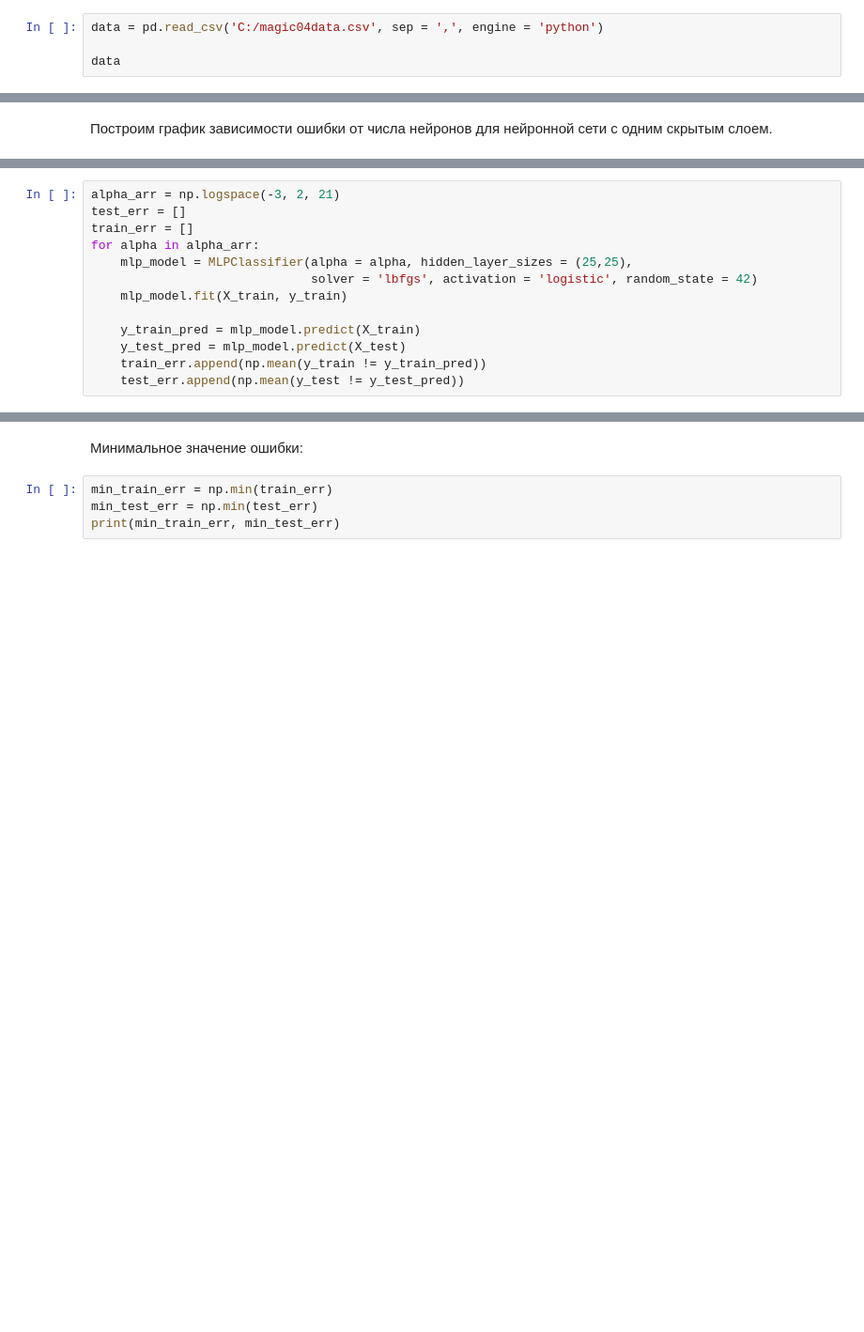
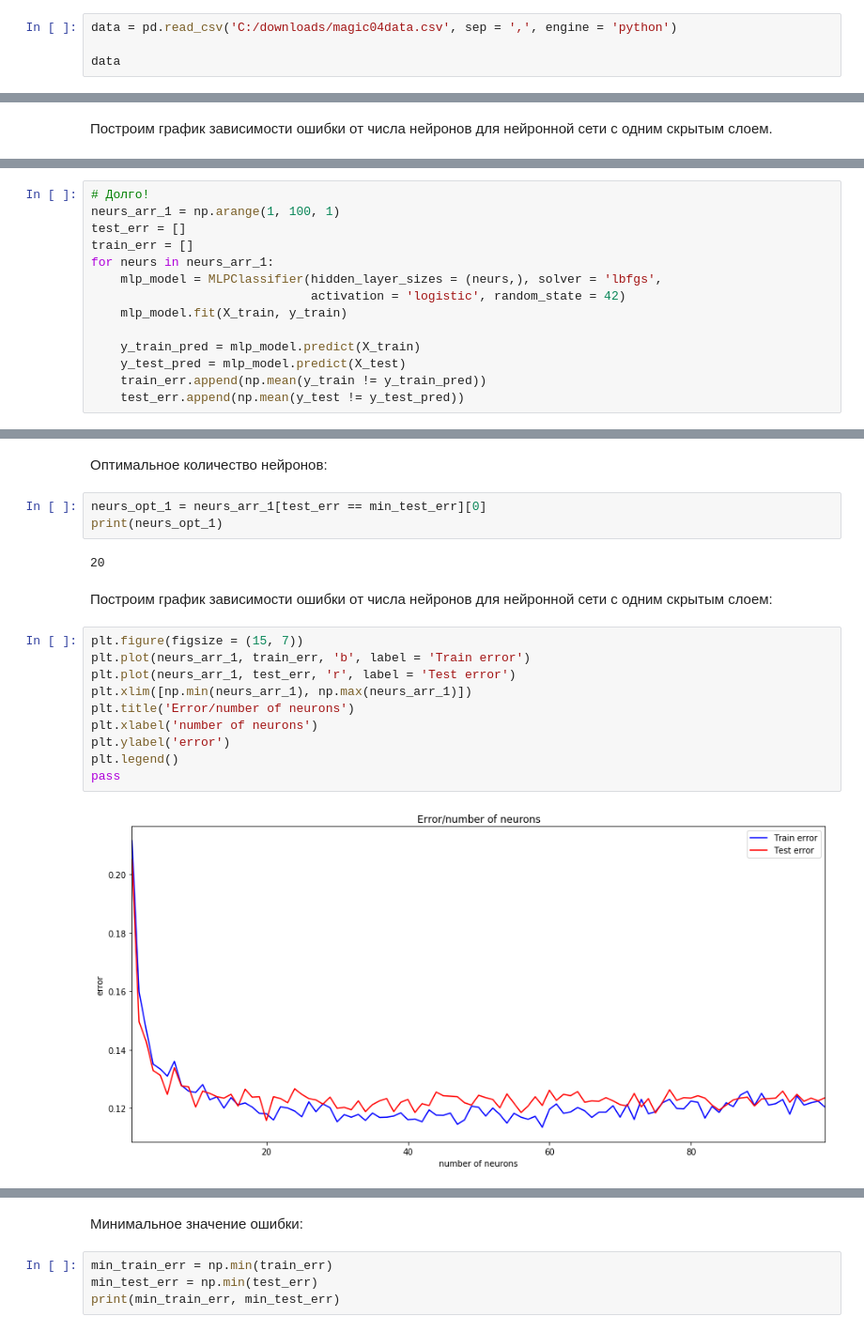
Before and after one commit to AntonChetverikov/anchet_ML_HW, a Jupyter notebook: Lab_ML_HW.ipynb, the cells around one changed output, grey strips where cells are left out. Shown at 94% size. Saved outputs shown, nothing was run; the diff lists cells and outputs as text; blank space fills up the shorter version.

```diff
--- a/Lab_ML_HW.ipynb
+++ b/Lab_ML_HW.ipynb
@@ -56,7 +60,7 @@ import pandas as pd
 # %% [markdown]
 Запись данных для анализа в переменную data, вывод данных:
 # %%
-data = pd.read_csv('C:/magic04data.csv', sep = ',', engine = 'python')
+data = pd.read_csv('C:/downloads/magic04data.csv', sep = ',', engine = 'python')
 
 data
 # %% [output]
@@ -786,13 +600,0 @@ pass
-# %%
-alpha_arr = np.logspace(-3, 2, 21)
-test_err = []
-train_err = []
-for alpha in alpha_arr:
-    mlp_model = MLPClassifier(alpha = alpha, hidden_layer_sizes = (25,25),
-                              solver = 'lbfgs', activation = 'logistic', random_state = 42)
-    mlp_model.fit(X_train, y_train)
-
-    y_train_pred = mlp_model.predict(X_train)
-    y_test_pred = mlp_model.predict(X_test)
-    train_err.append(np.mean(y_train != y_train_pred))
-    test_err.append(np.mean(y_test != y_test_pred))
@@ -809,0 +601,14 @@ pass
+# %%
+# Долго!
+neurs_arr_1 = np.arange(1, 100, 1)
+test_err = []
+train_err = []
+for neurs in neurs_arr_1:
+    mlp_model = MLPClassifier(hidden_layer_sizes = (neurs,), solver = 'lbfgs',
+                              activation = 'logistic', random_state = 42)
+    mlp_model.fit(X_train, y_train)
+
+    y_train_pred = mlp_model.predict(X_train)
+    y_test_pred = mlp_model.predict(X_test)
+    train_err.append(np.mean(y_train != y_train_pred))
+    test_err.append(np.mean(y_test != y_test_pred))
@@ -809,0 +623,21 @@ pass
+# %% [markdown]
+Оптимальное количество нейронов:
+# %%
+neurs_opt_1 = neurs_arr_1[test_err == min_test_err][0]
+print(neurs_opt_1)
+# %% [output]
+20
+# %% [markdown]
+Построим график зависимости ошибки от числа нейронов для нейронной сети с одним скрытым слоем:
+# %%
+plt.figure(figsize = (15, 7))
+plt.plot(neurs_arr_1, train_err, 'b', label = 'Train error')
+plt.plot(neurs_arr_1, test_err, 'r', label = 'Test error')
+plt.xlim([np.min(neurs_arr_1), np.max(neurs_arr_1)])
+plt.title('Error/number of neurons')
+plt.xlabel('number of neurons')
+plt.ylabel('error')
+plt.legend()
+pass
+# %% [output]
+[figure, added]
```
Also changed, not shown: parts of 112 cells of this notebook.
